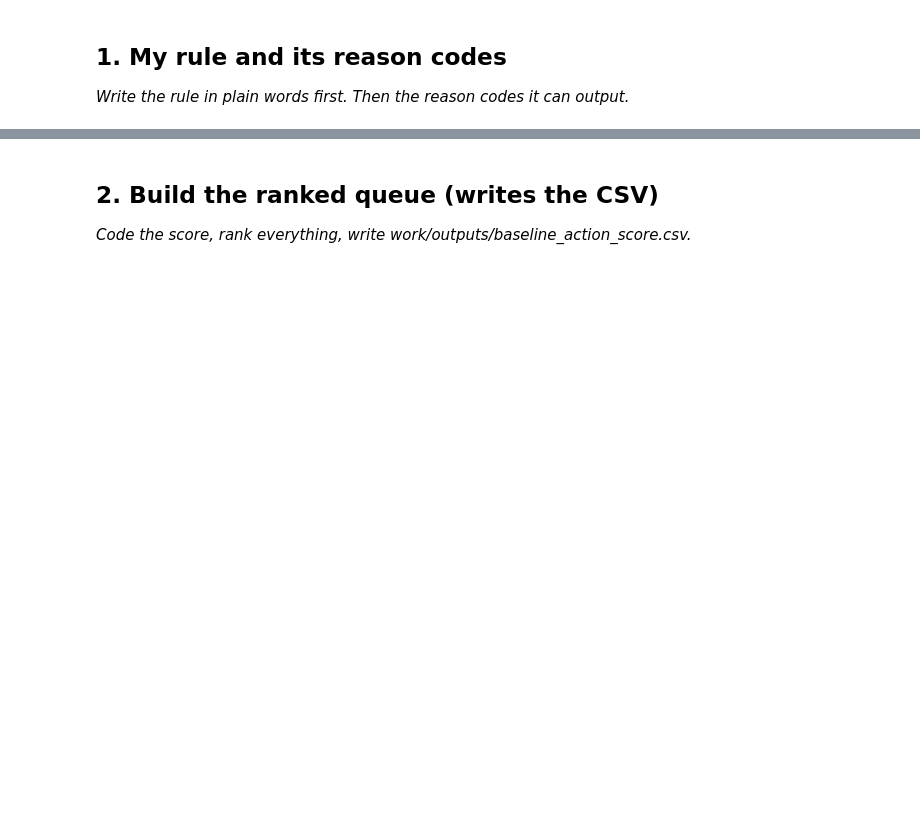
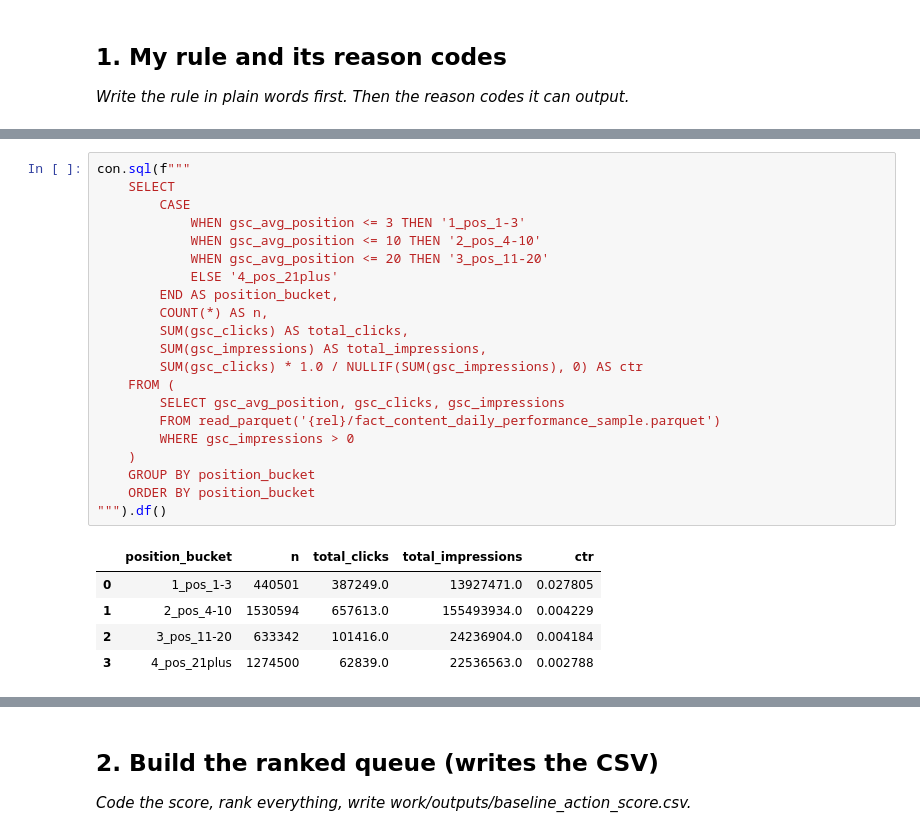
Before and after one commit to tracy030115/flyrank-ml, a Jupyter notebook: work/notebooks/w04_baseline_score.ipynb, the cells around one changed output, grey strips where cells are left out. Drawn from its saved outputs; the diff is of its cells as text; blank space fills up the shorter version.

```diff
--- a/work/notebooks/w04_baseline_score.ipynb
+++ b/work/notebooks/w04_baseline_score.ipynb
@@ -15,0 +63,27 @@ This skeleton is yours to fill. Work the sections **in order** — each one has
+# %%
+con.sql(f"""
+    SELECT
+        CASE
+            WHEN gsc_avg_position <= 3 THEN '1_pos_1-3'
+            WHEN gsc_avg_position <= 10 THEN '2_pos_4-10'
+            WHEN gsc_avg_position <= 20 THEN '3_pos_11-20'
+            ELSE '4_pos_21plus'
+        END AS position_bucket,
+        COUNT(*) AS n,
+        SUM(gsc_clicks) AS total_clicks,
+        SUM(gsc_impressions) AS total_impressions,
+        SUM(gsc_clicks) * 1.0 / NULLIF(SUM(gsc_impressions), 0) AS ctr
+    FROM (
+        SELECT gsc_avg_position, gsc_clicks, gsc_impressions
+        FROM read_parquet('{rel}/fact_content_daily_performance_sample.parquet')
+        WHERE gsc_impressions > 0
+    )
+    GROUP BY position_bucket
+    ORDER BY position_bucket
+""").df()
+# %% [output]
+|  | position_bucket | n | total_clicks | total_impressions | ctr |
+| 0 | 1_pos_1-3 | 440501 | 387249.0 | 13927471.0 | 0.027805 |
+| 1 | 2_pos_4-10 | 1530594 | 657613.0 | 155493934.0 | 0.004229 |
+| 2 | 3_pos_11-20 | 633342 | 101416.0 | 24236904.0 | 0.004184 |
+| 3 | 4_pos_21plus | 1274500 | 62839.0 | 22536563.0 | 0.002788 |
```
Also changed, not shown: parts of 15 cells of this notebook.
